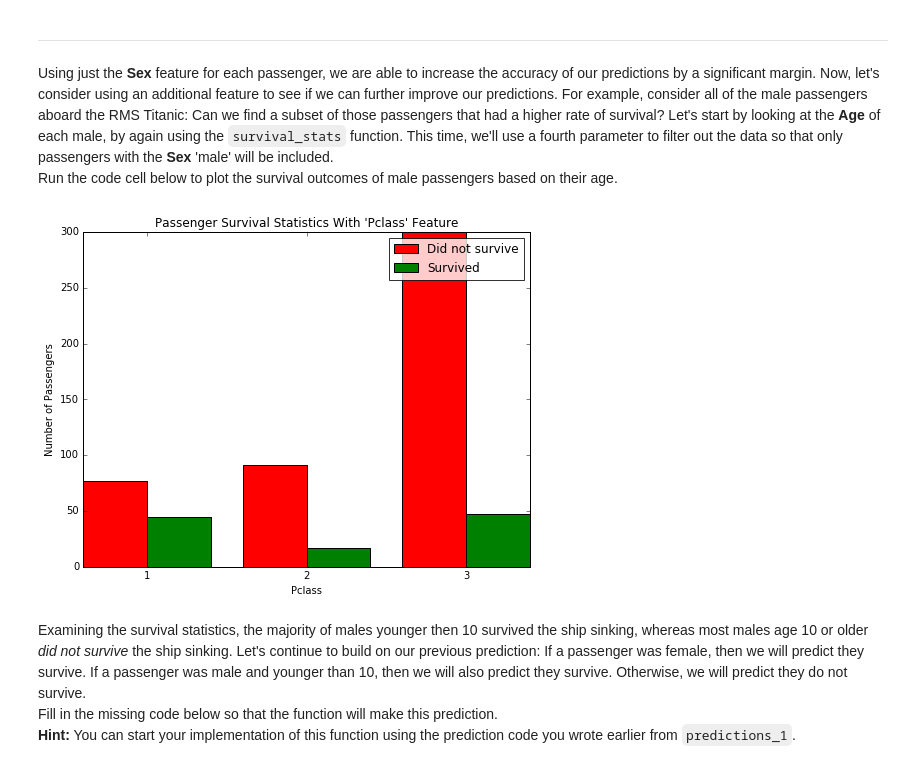
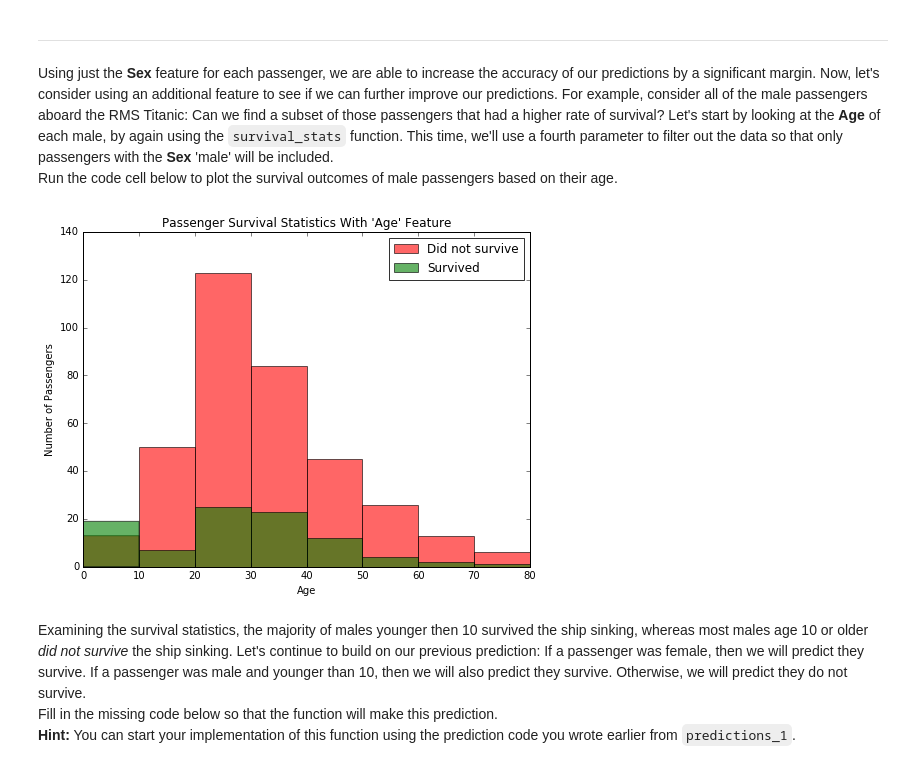
Before and after one commit to hsherwoodcoombs/Machine-Learning, a Jupyter notebook: projects/titanic_survival_exploration/Titanic_Survival_Exploration.ipynb, the cells around one changed output. Saved outputs shown, nothing was run; the diff lists cells and outputs as text; code cells hidden in the pictures.

```diff
--- a/projects/titanic_survival_exploration/Titanic_Survival_Exploration.ipynb
+++ b/projects/titanic_survival_exploration/Titanic_Survival_Exploration.ipynb
@@ -165,9 +165,9 @@ Predictions have an accuracy of 78.68%.
 Using just the **Sex** feature for each passenger, we are able to increase the accuracy of our predictions by a significant margin. Now, let's consider using an additional feature to see if we can further improve our predictions. For example, consider all of the male passengers aboard the RMS Titanic: Can we find a subset of those passengers that had a higher rate of survival? Let's start by looking at the **Age** of each male, by again using the `survival_stats` function. This time, we'll use a fourth parameter to filter out the data so that only passengers with the **Sex** 'male' will be included.
 Run the code cell below to plot the survival outcomes of male passengers based on their age.
 # %%
-survival_stats(data, outcomes, 'Pclass', ["Sex == 'male'"])
+survival_stats(data, outcomes, 'Age', ["Sex == 'male'"])
 # %% [output]
-[figure, old version]
+[figure, new version]
 # %% [markdown]
 Examining the survival statistics, the majority of males younger then 10 survived the ship sinking, whereas most males age 10 or older *did not survive* the ship sinking. Let's continue to build on our previous prediction: If a passenger was female, then we will predict they survive. If a passenger was male and younger than 10, then we will also predict they survive. Otherwise, we will predict they do not survive.
 Fill in the missing code below so that the function will make this prediction.
```
Also changed, not shown: parts of 7 cells of this notebook, 2 other files.
